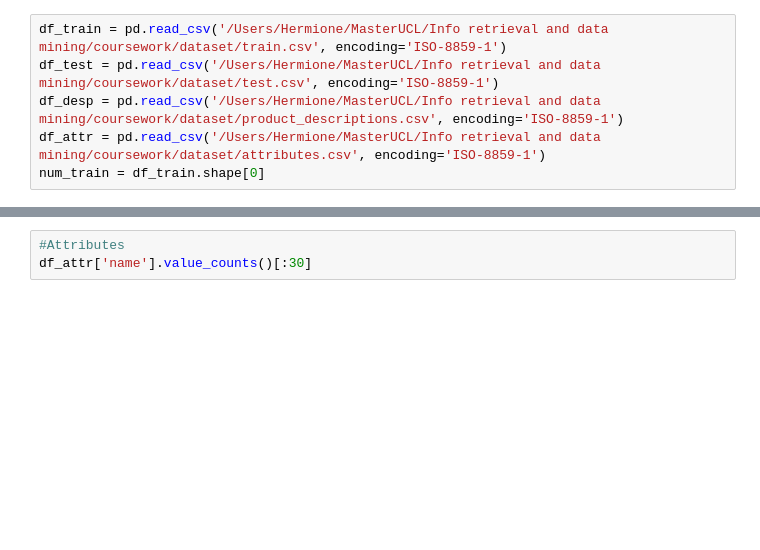
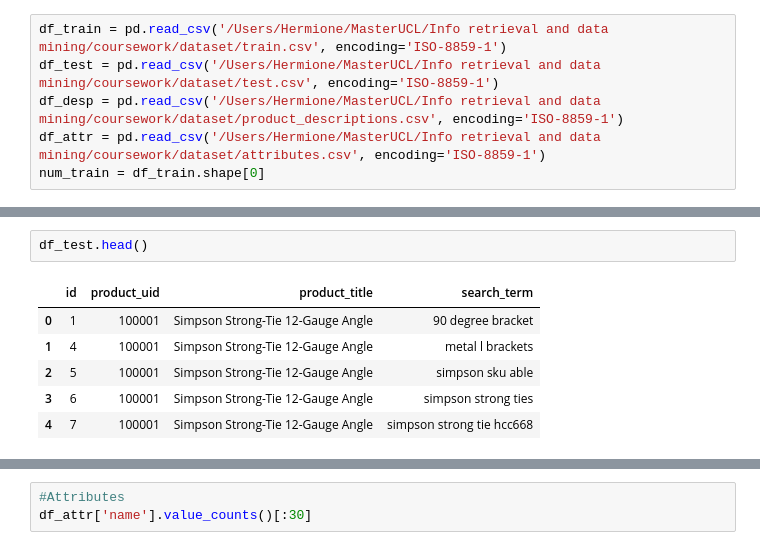
Before and after one commit to Jay-zheng/IRDM, a Jupyter notebook: Haomiao/Data exploration and preprocessing.ipynb, the cells around one changed output, grey strips where cells are left out. Saved outputs shown, nothing was run; the diff lists cells and outputs as text; blank space fills up the shorter version.

```diff
--- a/Haomiao/Data exploration and preprocessing.ipynb
+++ b/Haomiao/Data exploration and preprocessing.ipynb
@@ -20,0 +30,9 @@ num_train = df_train.shape[0]
+# %%
+df_test.head()
+# %% [output]
+|  | id | product_uid | product_title | search_term |
+| 0 | 1 | 100001 | Simpson Strong-Tie 12-Gauge Angle | 90 degree bracket |
+| 1 | 4 | 100001 | Simpson Strong-Tie 12-Gauge Angle | metal l brackets |
+| 2 | 5 | 100001 | Simpson Strong-Tie 12-Gauge Angle | simpson sku able |
+| 3 | 6 | 100001 | Simpson Strong-Tie 12-Gauge Angle | simpson strong ties |
+| 4 | 7 | 100001 | Simpson Strong-Tie 12-Gauge Angle | simpson strong tie hcc668 |
```
Also changed, not shown: parts of 6 cells of this notebook, 2 other files.
